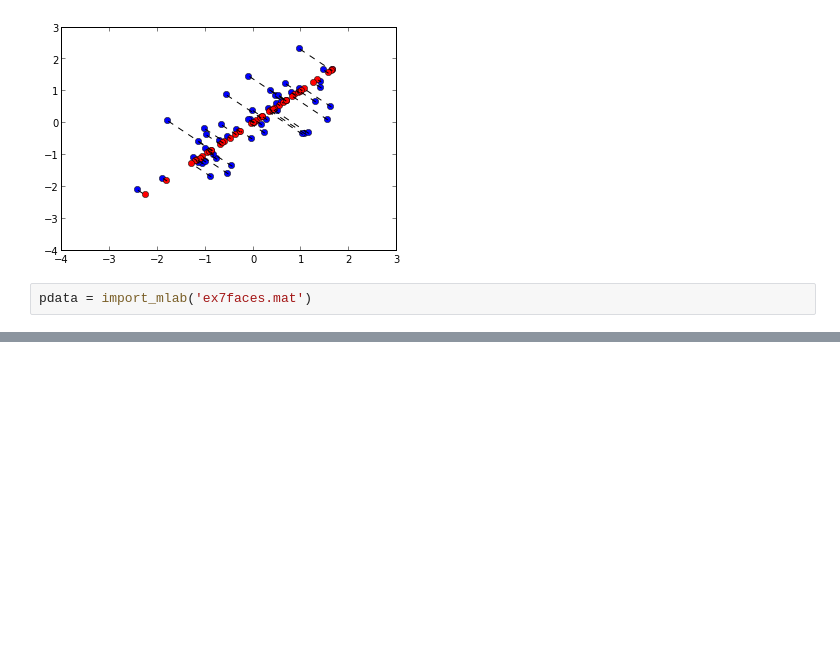
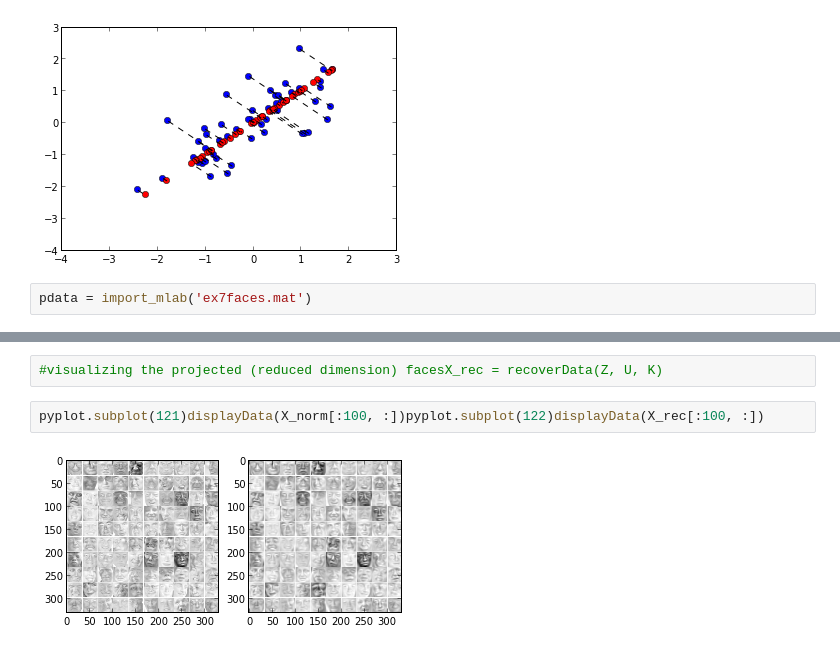
Before and after one commit to rgangopadhya/ML-Python-Ex7, a Jupyter notebook: ex7_pca.ipynb, the cells around one changed output, grey strips where cells are left out. Drawn from its saved outputs; the diff is of its cells as text; blank space fills up the shorter version.

```diff
--- a/ex7_pca.ipynb
+++ b/ex7_pca.ipynb
@@ -70,0 +83,6 @@ displayData(pdata['X'][:100, :])
+# %%
+#visualizing the projected (reduced dimension) facesX_rec = recoverData(Z, U, K)
+# %%
+pyplot.subplot(121)displayData(X_norm[:100, :])pyplot.subplot(122)displayData(X_rec[:100, :])
+# %% [output]
+[figure, added]
```
Also changed, not shown: parts of 5 cells of this notebook, 1 other file.
